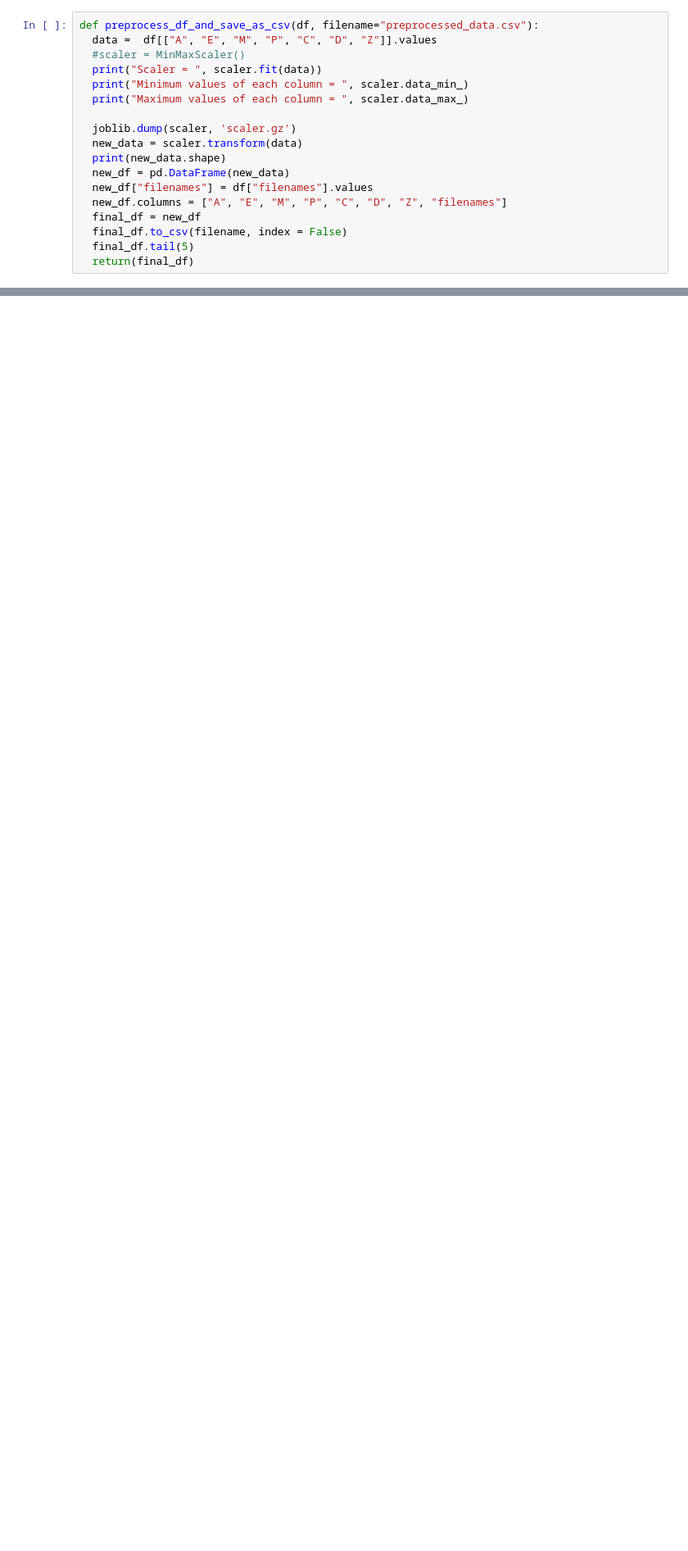
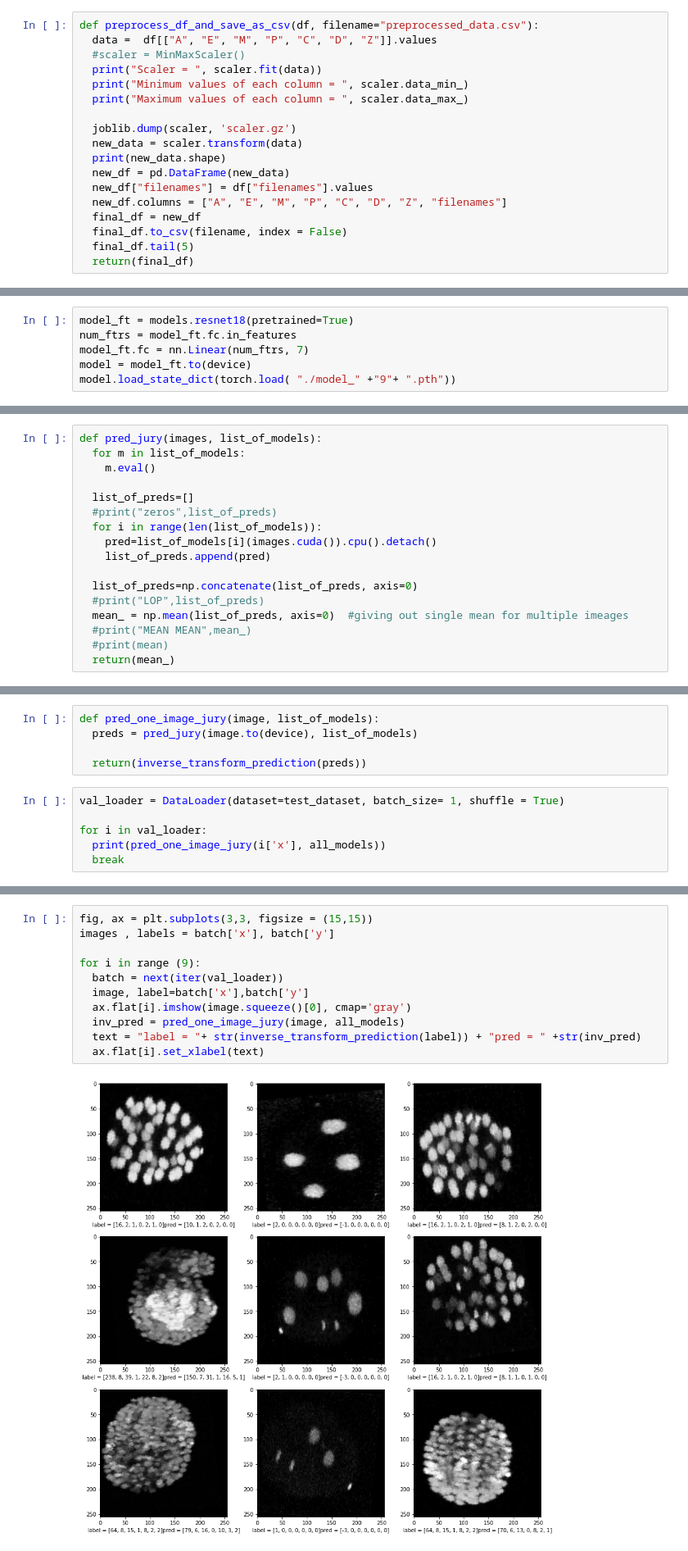
Before and after one commit to Mainakdeb/elegant-embryos, a Jupyter notebook: estimate_cell_family_population.ipynb, the cells around one changed output, grey strips where cells are left out. Shown: that part at 82% size. Drawn from its saved outputs; the diff is of its cells as text; blank space fills up the shorter version.

Commit message:
implement k-fold and model blending

```diff
--- a/estimate_cell_family_population.ipynb
+++ b/estimate_cell_family_population.ipynb
@@ -360,0 +353,6 @@ filenames = df_test.filenames.values
+# %%
+model_ft = models.resnet18(pretrained=True)
+num_ftrs = model_ft.fc.in_features
+model_ft.fc = nn.Linear(num_ftrs, 7)
+model = model_ft.to(device)
+model.load_state_dict(torch.load( "./model_" +"9"+ ".pth"))
@@ -360,0 +380,17 @@ filenames = df_test.filenames.values
+# %%
+def pred_jury(images, list_of_models):
+  for m in list_of_models:
+    m.eval()
+
+  list_of_preds=[]
+  #print("zeros",list_of_preds)
+  for i in range(len(list_of_models)):
+    pred=list_of_models[i](images.cuda()).cpu().detach()
+    list_of_preds.append(pred)
+
+  list_of_preds=np.concatenate(list_of_preds, axis=0)
+  #print("LOP",list_of_preds)
+  mean_ = np.mean(list_of_preds, axis=0)  #giving out single mean for multiple imeages
+  #print("MEAN MEAN",mean_)
+  #print(mean)
+  return(mean_)
@@ -360,0 +413,11 @@ filenames = df_test.filenames.values
+# %%
+def pred_one_image_jury(image, list_of_models):
+  preds = pred_jury(image.to(device), list_of_models)
+
+  return(inverse_transform_prediction(preds))
+# %%
+val_loader = DataLoader(dataset=test_dataset, batch_size= 1, shuffle = True)
+
+for i in val_loader:
+  print(pred_one_image_jury(i['x'], all_models))
+  break
@@ -360,0 +426,13 @@ filenames = df_test.filenames.values
+# %%
+fig, ax = plt.subplots(3,3, figsize = (15,15))
+images , labels = batch['x'], batch['y']
+
+for i in range (9):
+  batch = next(iter(val_loader))
+  image, label=batch['x'],batch['y']
+  ax.flat[i].imshow(image.squeeze()[0], cmap='gray')
+  inv_pred = pred_one_image_jury(image, all_models)
+  text = "label = "+ str(inverse_transform_prediction(label)) + "pred = " +str(inv_pred)
+  ax.flat[i].set_xlabel(text)
+# %% [output]
+[figure, added]
```
Also changed, not shown: parts of 38 cells of this notebook.
